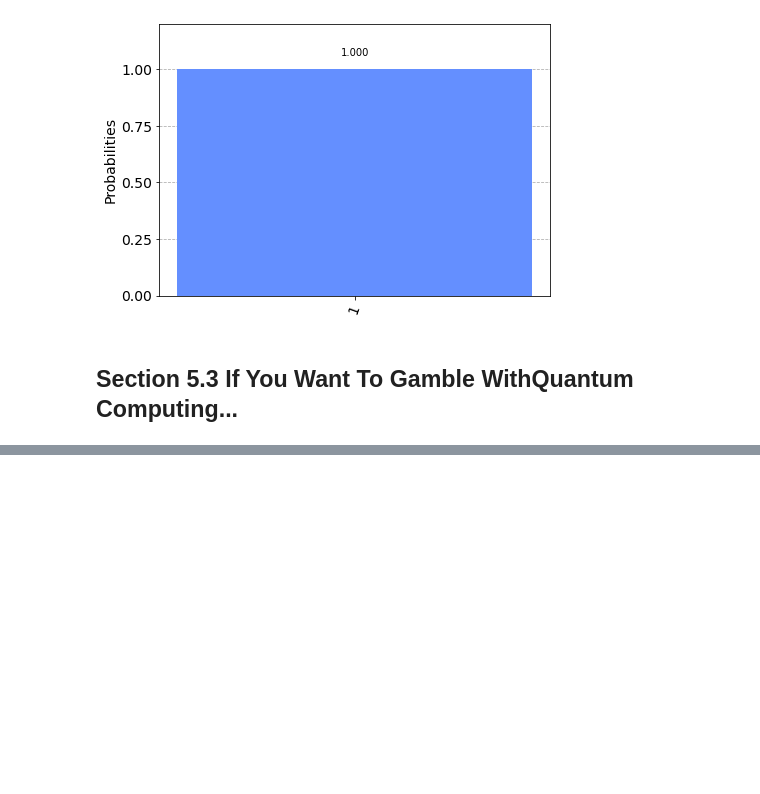
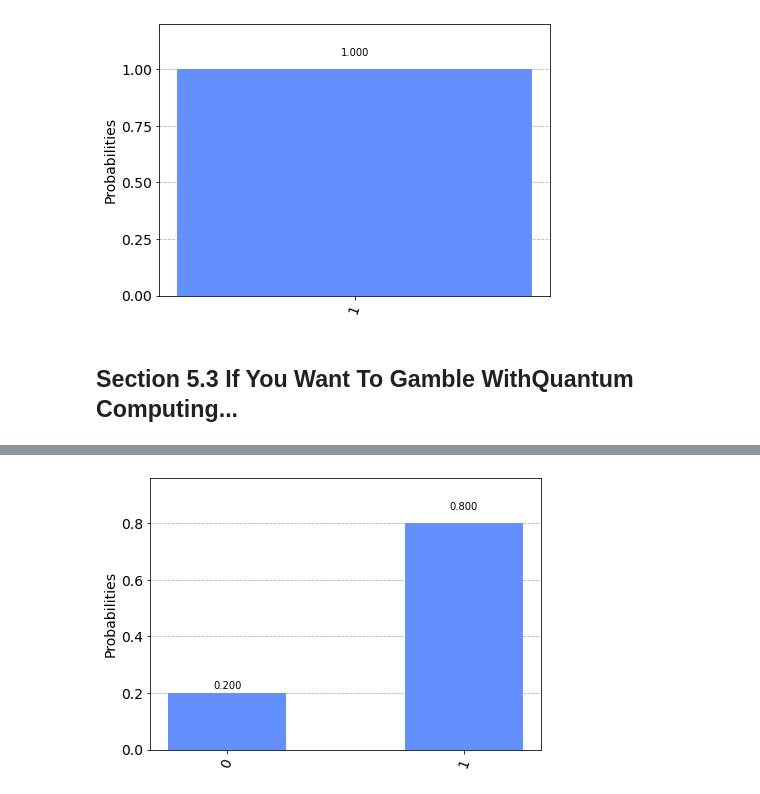
Before and after one commit to quantum-machine-learning/Hands-On-Quantum-Machine-Learning-With-Python-Vol-1, a Jupyter notebook: chapter_05.ipynb, the cells around one changed output, grey strips where cells are left out. Cells and saved outputs as stored; diff of their text form; code cells hidden in the pictures; blank space fills up the shorter version.

```diff
--- a/chapter_05.ipynb
+++ b/chapter_05.ipynb
@@ -172,0 +259,26 @@ plot_histogram(counts)
+# %%
+# Listing 5.14: Rotate the qubit state with initial state
+from math import pi, sqrt
+
+# Define state |+>
+initial_state = [1/sqrt(2), 1/sqrt(2)]
+
+# Redefine the quantum circuit
+qc = QuantumCircuit(1)
+
+# Initialise the 0th qubit in the state `initial_state`
+qc.initialize(initial_state, 0)
+
+# Rotate the state by 10%
+qc.ry(prob_to_angle(0.1), 0)
+
+# Tell Qiskit how to simulate our circuit
+backend = Aer.get_backend('statevector_simulator')
+
+# execute the qc
+results = execute(qc,backend).result().get_counts()
+
+# plot the results
+plot_histogram(results)
+# %% [output]
+[figure, added]
```
Also changed, not shown: parts of 6 cells of this notebook, 9 other files.
